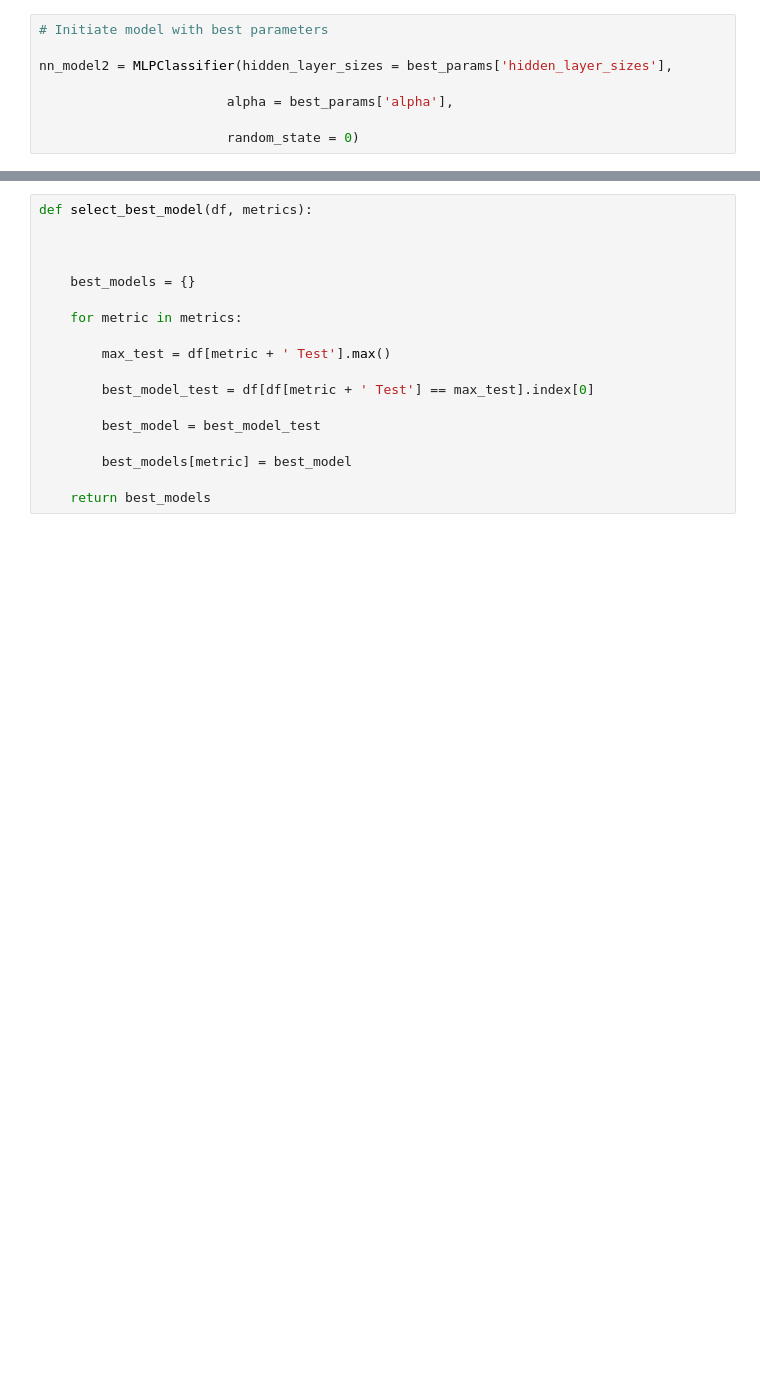
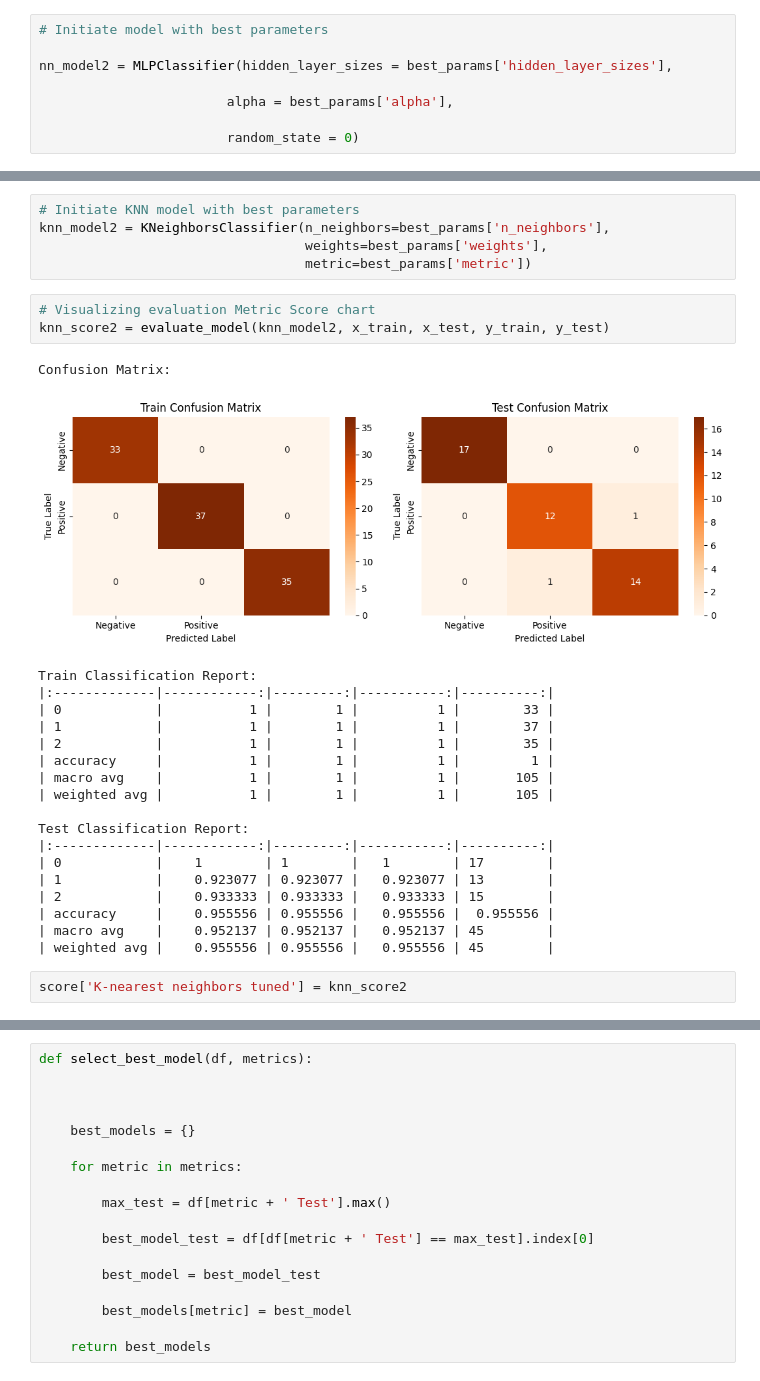
Before and after one commit to congluat03/Iris_DataMining1, a Jupyter notebook: iris-datamining.ipynb, the cells around one changed output, grey strips where cells are left out. Cells and saved outputs as stored; diff of their text form; blank space fills up the shorter version.

```diff
--- a/iris-datamining.ipynb
+++ b/iris-datamining.ipynb
@@ -1560,0 +1640,30 @@ print(score.to_markdown())
+# %%
+# Initiate KNN model with best parameters
+knn_model2 = KNeighborsClassifier(n_neighbors=best_params['n_neighbors'],
+                                  weights=best_params['weights'],
+                                  metric=best_params['metric'])
+# %%
+# Visualizing evaluation Metric Score chart
+knn_score2 = evaluate_model(knn_model2, x_train, x_test, y_train, y_test)
+# %% [output]
+Confusion Matrix:
+[figure, added]
+Train Classification Report:
+|:-------------|------------:|---------:|-----------:|----------:|
+| 0            |           1 |        1 |          1 |        33 |
+| 1            |           1 |        1 |          1 |        37 |
+| 2            |           1 |        1 |          1 |        35 |
+| accuracy     |           1 |        1 |          1 |         1 |
+| macro avg    |           1 |        1 |          1 |       105 |
+| weighted avg |           1 |        1 |          1 |       105 |
+
+Test Classification Report:
+|:-------------|------------:|---------:|-----------:|----------:|
+| 0            |    1        | 1        |   1        | 17        |
+| 1            |    0.923077 | 0.923077 |   0.923077 | 13        |
+| 2            |    0.933333 | 0.933333 |   0.933333 | 15        |
+| accuracy     |    0.955556 | 0.955556 |   0.955556 |  0.955556 |
+| macro avg    |    0.952137 | 0.952137 |   0.952137 | 45        |
+| weighted avg |    0.955556 | 0.955556 |   0.955556 | 45        |
+# %%
+score['K-nearest neighbors tuned'] = knn_score2
```
Also changed, not shown: parts of 53 cells of this notebook.
